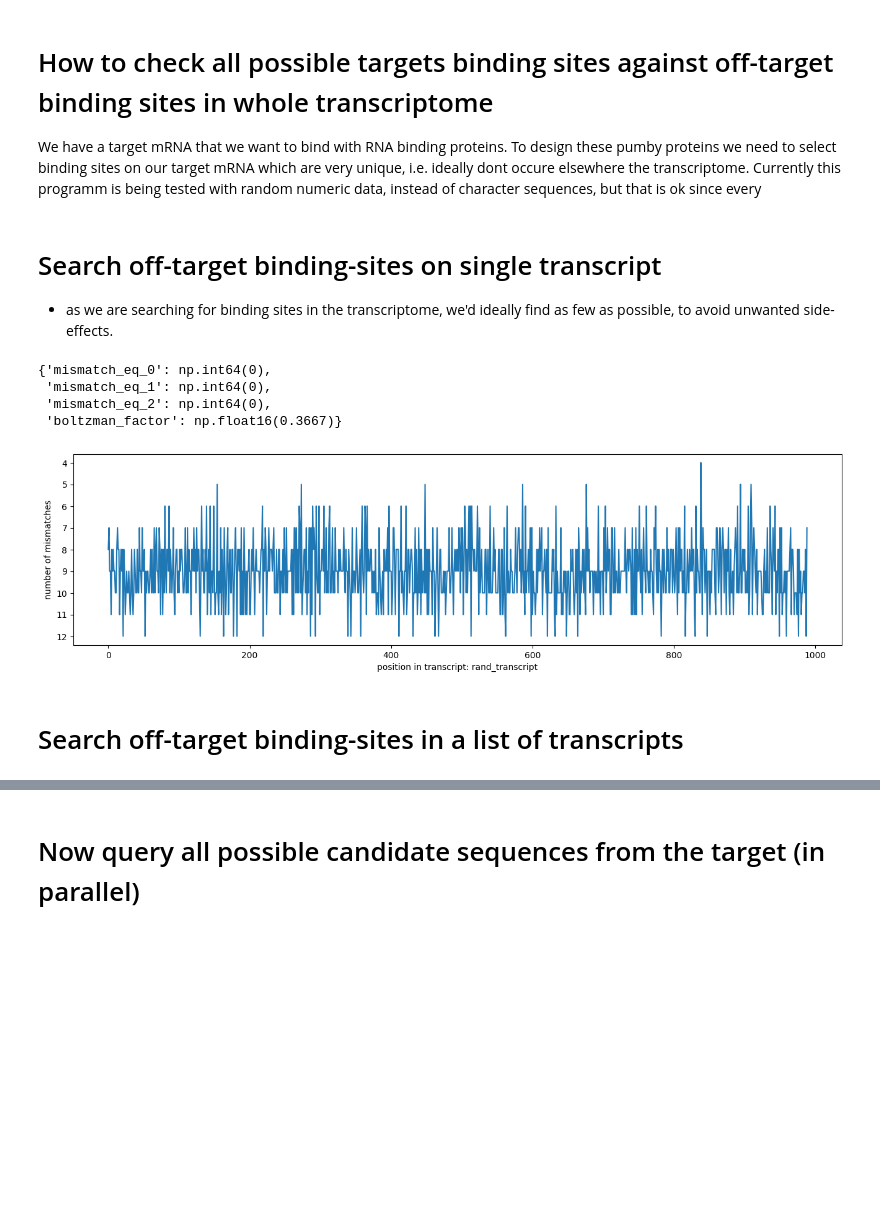
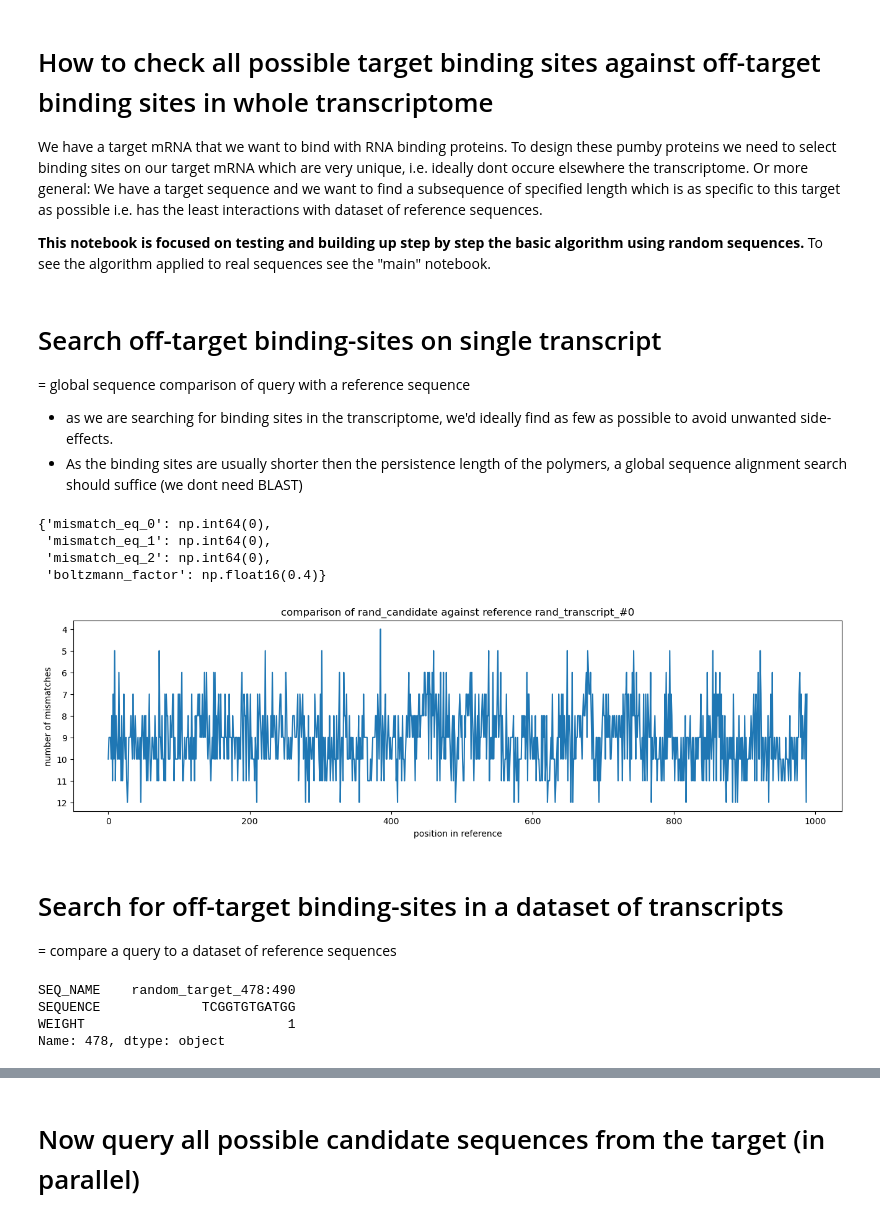
Before and after one commit to Q1vy/iGEM2025-TRAPS-Software-and-Modelling, a Jupyter notebook: target_search_test.ipynb, the cells around one changed output, grey strips where cells are left out. Drawn from its saved outputs; the diff is of its cells as text; code cells hidden in the pictures; blank space fills up the shorter version.

Commit message:
target_search_test  WIP
- redoing plots, also check target as reference
- integrating weights

- pandas bases datasets
- generalized naming scheme
- add weights / quantitative option

```diff
--- a/target_search_test.ipynb
+++ b/target_search_test.ipynb
@@ -1,7 +1,9 @@
 # %% [markdown]
 
-# How to check all possible targets binding sites against off-target binding sites in whole transcriptome
-We have a target mRNA that we want to bind with RNA binding proteins. To design these pumby proteins we need to select binding sites on our target mRNA which are very unique, i.e. ideally dont occure elsewhere the transcriptome. Currently this programm is being tested with random numeric data, instead of character sequences, but that is ok since every
+# How to check all possible target binding sites against off-target binding sites in whole transcriptome
+We have a target mRNA that we want to bind with RNA binding proteins. To design these pumby proteins we need to select binding sites on our target mRNA which are very unique, i.e. ideally dont occure elsewhere the transcriptome.  Or more general: We have a target sequence and we want to find a subsequence of specified length which is as specific to this target as possible i.e. has the least interactions with dataset of reference sequences.
+
+**This notebook is focused on testing and building up step by step the basic algorithm using random sequences.** To see the algorithm applied to real sequences see the "main" notebook.
 # %%
 import numpy as np
 import matplotlib.pyplot as plt
@@ -19,48 +21,65 @@ def sc_jit(seq, ref):
     if n<1: print("sc_jit: wrong argument order")
     cv = np.zeros(n, dtype=np.int8)
     for i in range(n):
-        count = 0
+        WEIGHT = 0
         for j in range(len(seq)):
             if ref[i + j] == seq[j]:
-                count += 1
-        cv[i] = count
+                WEIGHT += 1
+        cv[i] = WEIGHT
     return cv
 
 def random_seq(size):
     return ''.join(np.array(["A", "C", "G", "T"])[np.random.randint(low = 0, high = 4, size = size)])
 
-sc_jit(random_seq(10), random_seq(10));    # call it once for numba to compile the function
+sc_jit(random_seq(10), random_seq(10));    # call it once so that numba compiles it
 # %% [markdown]
 # Search off-target binding-sites on single transcript
-- as we are searching for binding sites in the transcriptome, we'd ideally find as few as possible, to avoid unwanted side-effects.
+= global sequence comparison of query with a reference sequence
+- as we are searching for binding sites in the transcriptome, we'd ideally find as few as possible to avoid unwanted side-effects.
+- As the binding sites are usually shorter then the persistence length of the polymers, a global sequence alignment search should suffice (we dont need BLAST)
 # %%
-query = pd.Series({"SEQ_NAME": "rand_query",      "SEQUENCE": random_seq(size = 12)})       # the query sequence i.e. candidate binding sequence for the target
-ref   = pd.Series({"SEQ_NAME": "rand_transcript", "SEQUENCE": random_seq(size = 10**3)})    # The reference to check against, i.e. a transcript from the transcriptome in this example
+query = pd.Series({"SEQ_NAME": "rand_candidate",     "SEQUENCE": random_seq(size = 12)})       # the query sequence i.e. a candidate binding sequence for the target
+ref   = pd.Series({"SEQ_NAME": "rand_transcript_#0", "SEQUENCE": random_seq(size = 10**3)})    # The reference to check against, i.e. a transcript from the transcriptome in this example
 # %%
 mm = len(query.SEQUENCE)-sc_jit(query.SEQUENCE.encode("utf-8"), ref.SEQUENCE.encode("utf-8")) # number of mismatches per position
 
 sc_results = {}                                        # summarize the possible binding sites of the query sequence against one reference sequence i.e. a transcript from the transcriptome
 sc_results["mismatch_eq_0"] = (mm==0).sum()            # number of idential matches
 sc_results["mismatch_eq_1"] = (mm==1).sum()            # number of matches with 1 mismatch
 sc_results["mismatch_eq_2"] = (mm==2).sum()            # number of matches with 2 mistmatches
-sc_results["boltzman_factor"] = np.sum(np.exp(-mm))    # a prediction of how likely the query sequence would bind to the reference. # Currently the boltzman_factor for a perfect match is 1, if therefore this predicted boltzman_factor is smaller than 1 than it is more likly to bind to the specific RNA, while if it is larger than one it is more likely to bind to the background transcriptom ""
+sc_results["boltzmann_factor"] = np.sum(np.exp(-mm))    # a prediction of how likely the query sequence would bind to the reference. # Currently the boltzmann_factor for a perfect match is 1, if therefore this predicted boltzmann_factor is smaller than 1 than it is more likly to bind to the specific RNA, while if it is larger than one it is more likely to bind to the background transcriptom ""
 
 plt.figure(figsize=(16, 4))
 plt.plot(mm)
 plt.gca().invert_yaxis()
 plt.ylabel("number of mismatches")
-plt.xlabel(f"position in transcript: {ref.SEQ_NAME}")
+plt.xlabel(f"position in reference")
+plt.title(f"comparison of {query.SEQ_NAME} against reference {ref.SEQ_NAME}")
 sc_results
 # %% [output]
 {'mismatch_eq_0': np.int64(0),
  'mismatch_eq_1': np.int64(0),
  'mismatch_eq_2': np.int64(0),
- 'boltzman_factor': np.float16(0.3667)}
+ 'boltzmann_factor': np.float16(0.4)}
-[figure, old version]
+[figure, new version]
 # %% [markdown]
-# Search off-target binding-sites in a list of transcripts
+# Search for off-target binding-sites in a dataset of transcripts
+= compare a query to a dataset of reference sequences
 # %%
-reference_dataset = pd.DataFrame([{"SEQ_NAME": f"random_transcript_#{i}", "SEQUENCE": random_seq(size = 10**3)} for i in range(10000)])    # The reference to check against, i.e. a transcript from the transcriptome in this example
-query             = pd.Series(    {"SEQ_NAME": "random_candidate",        "SEQUENCE": random_seq(size = 12)})                              #  Binding Site Candidate
+binding_site_len = 12  # length of the binding sites (8-12 for pumby)
 plot = True
+
+# generate input sequences
+reference_dataset = pd.DataFrame([{"SEQ_NAME": f"random_transcript_#{i}", "SEQUENCE": random_seq(size = 10**3), "WEIGHT": np.random.poisson(100)/10} for i in range(10000)])  # The reference to check against, i.e. a transcript from the transcriptome in this example
+target_sequence   = pd.Series(    {"SEQ_NAME": "random_target",           "SEQUENCE": random_seq(size = 800),   "WEIGHT": 1})                                           # The sequence from which we want ot find the best/unique binding site
+
+# generate dataset of all possible binding sequences
+query_dataset = pd.DataFrame([{"SEQ_NAME": target_sequence.SEQ_NAME + f"_{k}:{k+binding_site_len}", "SEQUENCE":target_sequence.SEQUENCE[k:k+binding_site_len],  "WEIGHT": target_sequence.WEIGHT} for k in range(len(target_sequence.SEQUENCE)-binding_site_len)] )
+query = query_dataset.sample().iloc[0]  # pick a random binding site candidate for this test
+query
+# %% [output]
+SEQ_NAME    random_target_478:490
+SEQUENCE             TCGGTGTGATGG
+WEIGHT                          1
+Name: 478, dtype: object
 # %%
```
Also changed, not shown: parts of 17 cells of this notebook.
